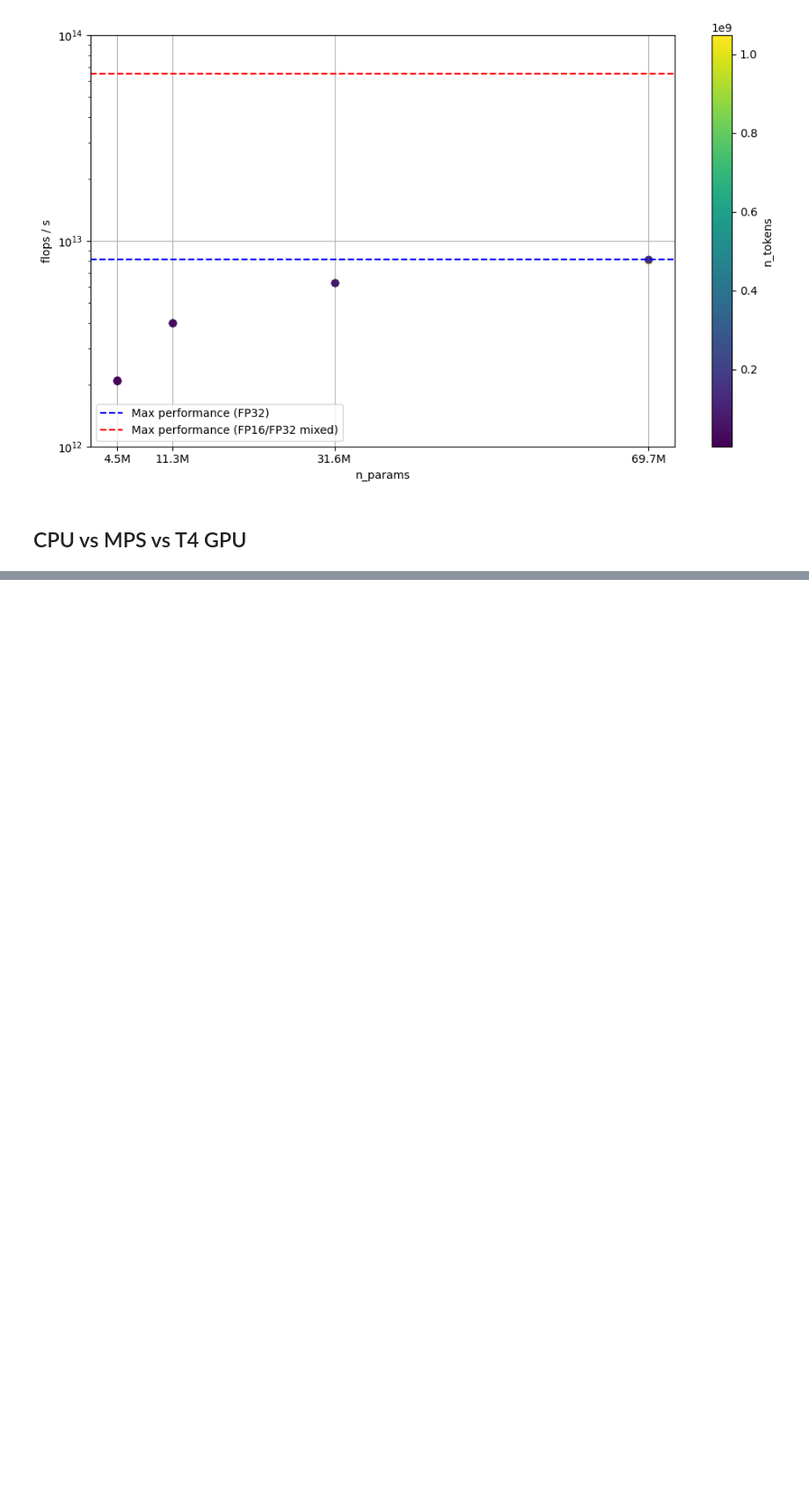
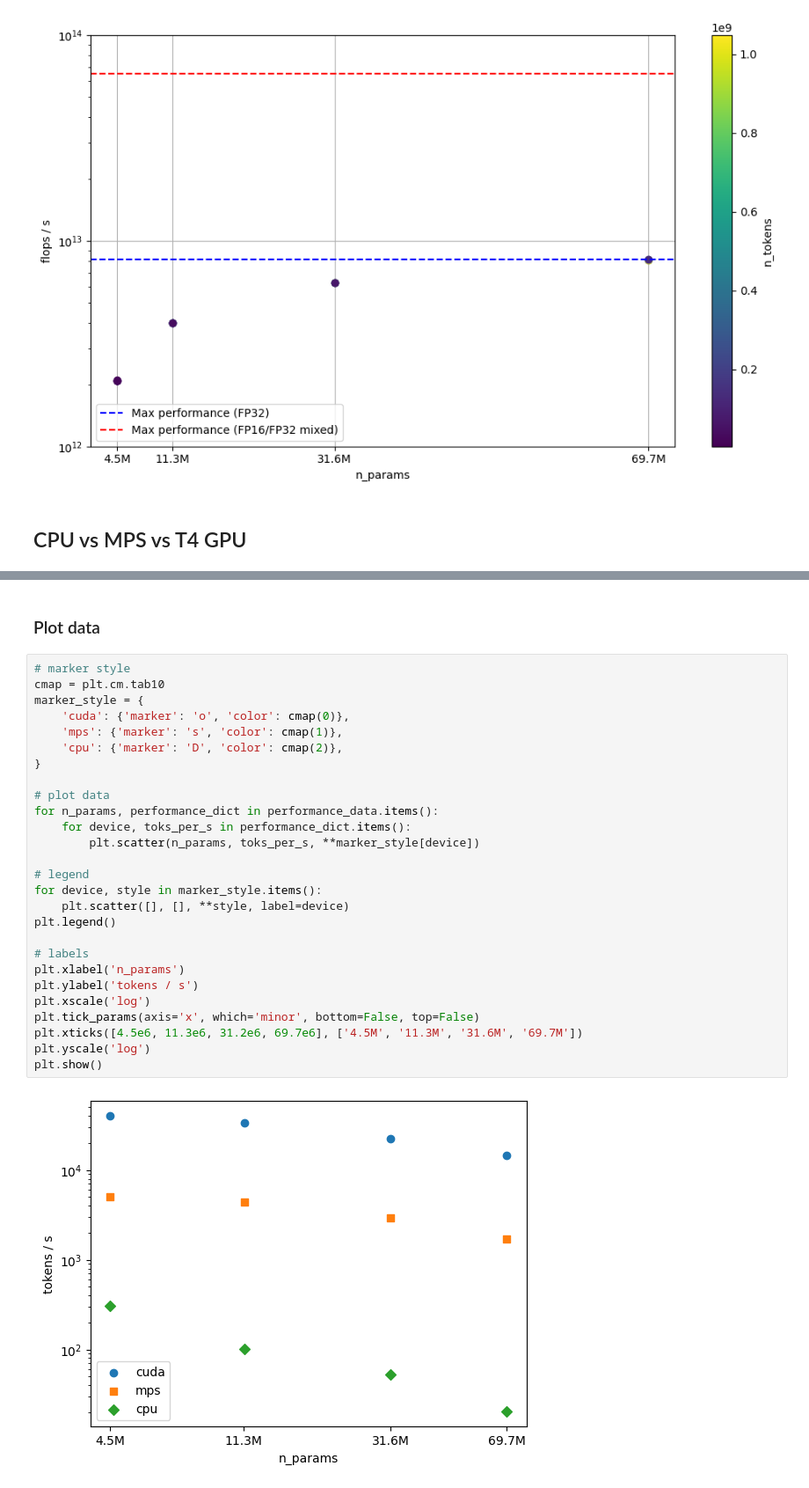
Before and after one commit to simidzija/Scaling-Laws, a Jupyter notebook: analysis.ipynb, the cells around one changed output, grey strips where cells are left out. Shown at 88% size. Cells and saved outputs as stored; diff of their text form; blank space fills up the shorter version.

```diff
--- a/analysis.ipynb
+++ b/analysis.ipynb
@@ -228,0 +312,31 @@ plt.show()
+# %% [markdown]
+### Plot data
+# %%
+# marker style
+cmap = plt.cm.tab10
+marker_style = {
+    'cuda': {'marker': 'o', 'color': cmap(0)},
+    'mps': {'marker': 's', 'color': cmap(1)},
+    'cpu': {'marker': 'D', 'color': cmap(2)},
+}
+
+# plot data
+for n_params, performance_dict in performance_data.items():
+    for device, toks_per_s in performance_dict.items():
+        plt.scatter(n_params, toks_per_s, **marker_style[device])
+
+# legend
+for device, style in marker_style.items():
+    plt.scatter([], [], **style, label=device)
+plt.legend()
+
+# labels
+plt.xlabel('n_params')
+plt.ylabel('tokens / s')
+plt.xscale('log')
+plt.tick_params(axis='x', which='minor', bottom=False, top=False)
+plt.xticks([4.5e6, 11.3e6, 31.2e6, 69.7e6], ['4.5M', '11.3M', '31.6M', '69.7M'])
+plt.yscale('log')
+plt.show()
+# %% [output]
+[figure, added]
```
Also changed, not shown: parts of 3 cells of this notebook, 11 other files.
